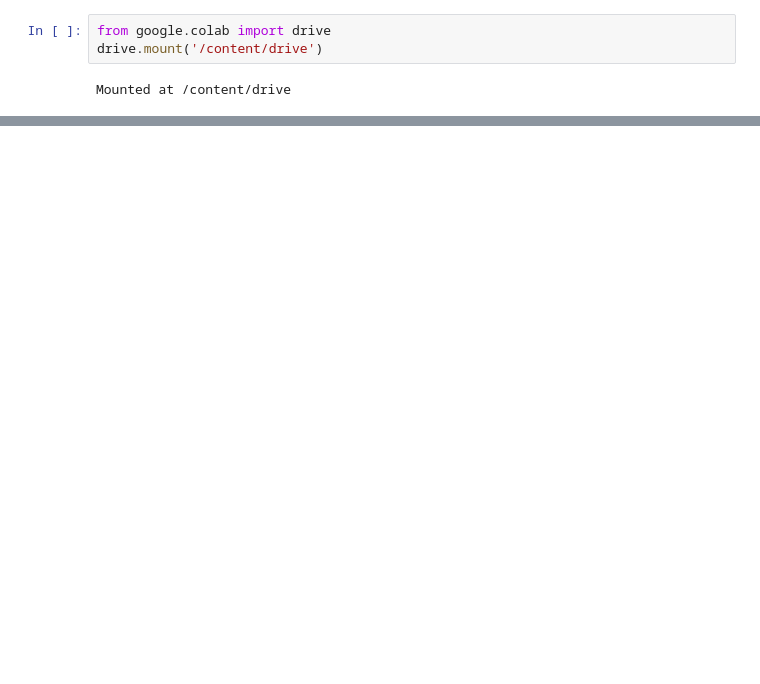
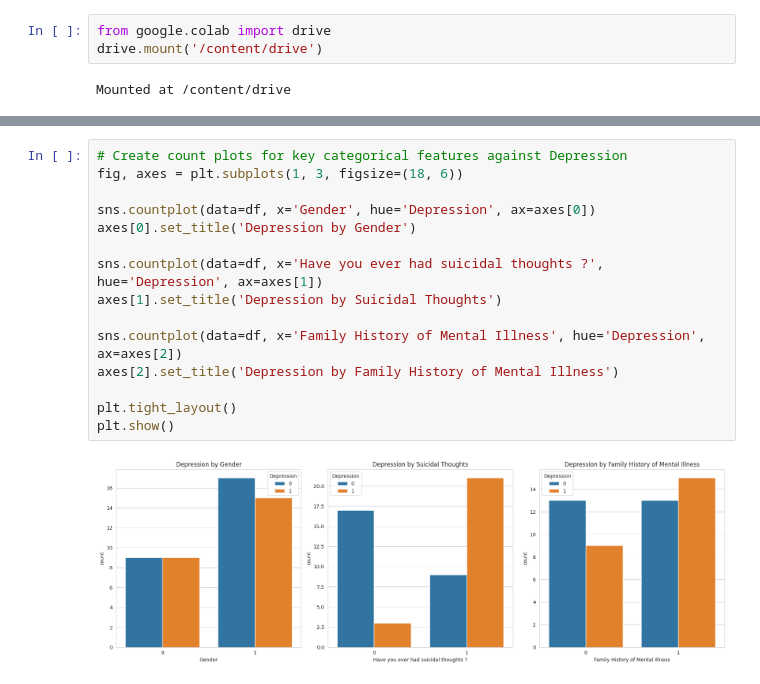
Before and after one commit to Elenanda/Repo2_MachineLearning, a Jupyter notebook: Depresi.ipynb, the cells around one changed output, grey strips where cells are left out. Cells and saved outputs as stored; diff of their text form; blank space fills up the shorter version.

```diff
--- a/Depresi.ipynb
+++ b/Depresi.ipynb
@@ -81,0 +475,17 @@ plt.gca().spines[['top', 'right',]].set_visible(False)
+# %%
+# Create count plots for key categorical features against Depression
+fig, axes = plt.subplots(1, 3, figsize=(18, 6))
+
+sns.countplot(data=df, x='Gender', hue='Depression', ax=axes[0])
+axes[0].set_title('Depression by Gender')
+
+sns.countplot(data=df, x='Have you ever had suicidal thoughts ?', hue='Depression', ax=axes[1])
+axes[1].set_title('Depression by Suicidal Thoughts')
+
+sns.countplot(data=df, x='Family History of Mental Illness', hue='Depression', ax=axes[2])
+axes[2].set_title('Depression by Family History of Mental Illness')
+
+plt.tight_layout()
+plt.show()
+# %% [output]
+[figure, added]
```
Also changed, not shown: parts of 80 cells of this notebook.
